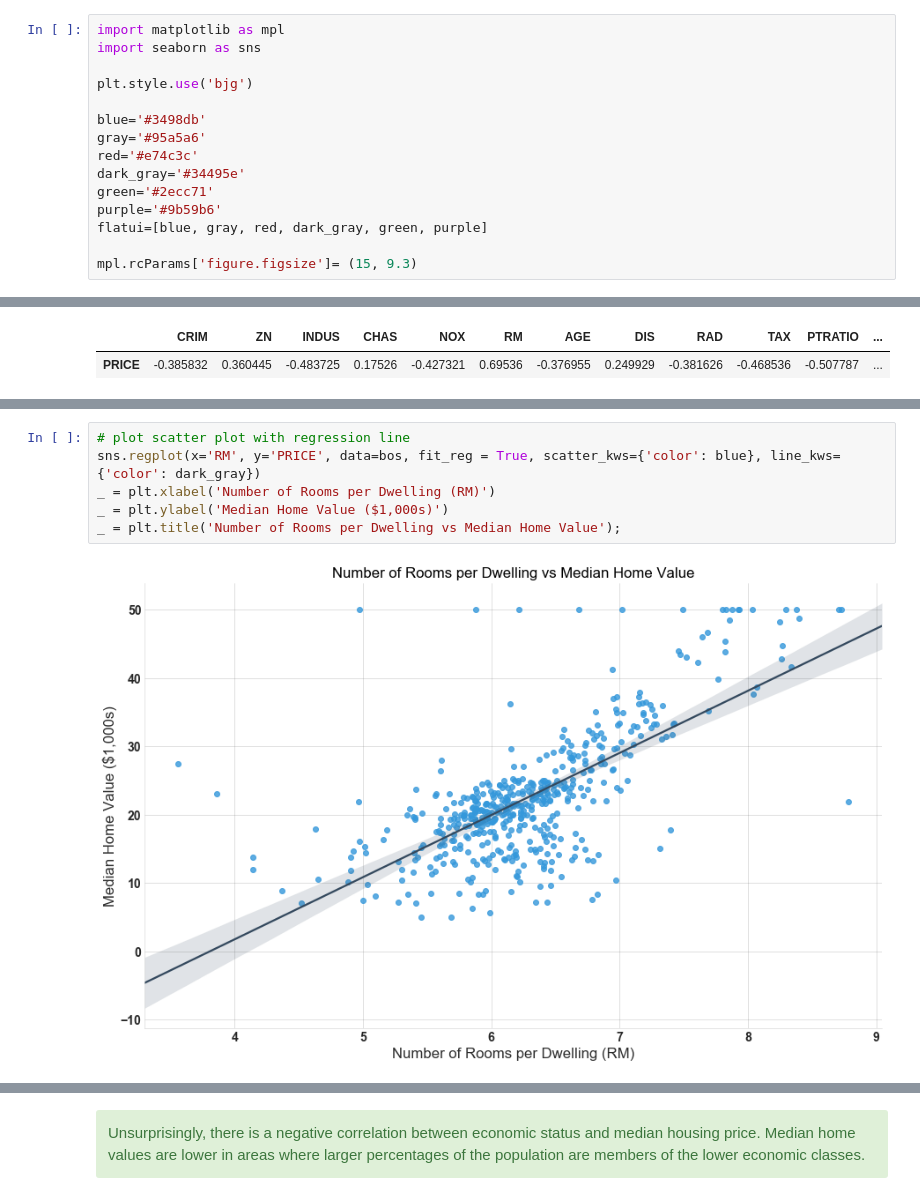
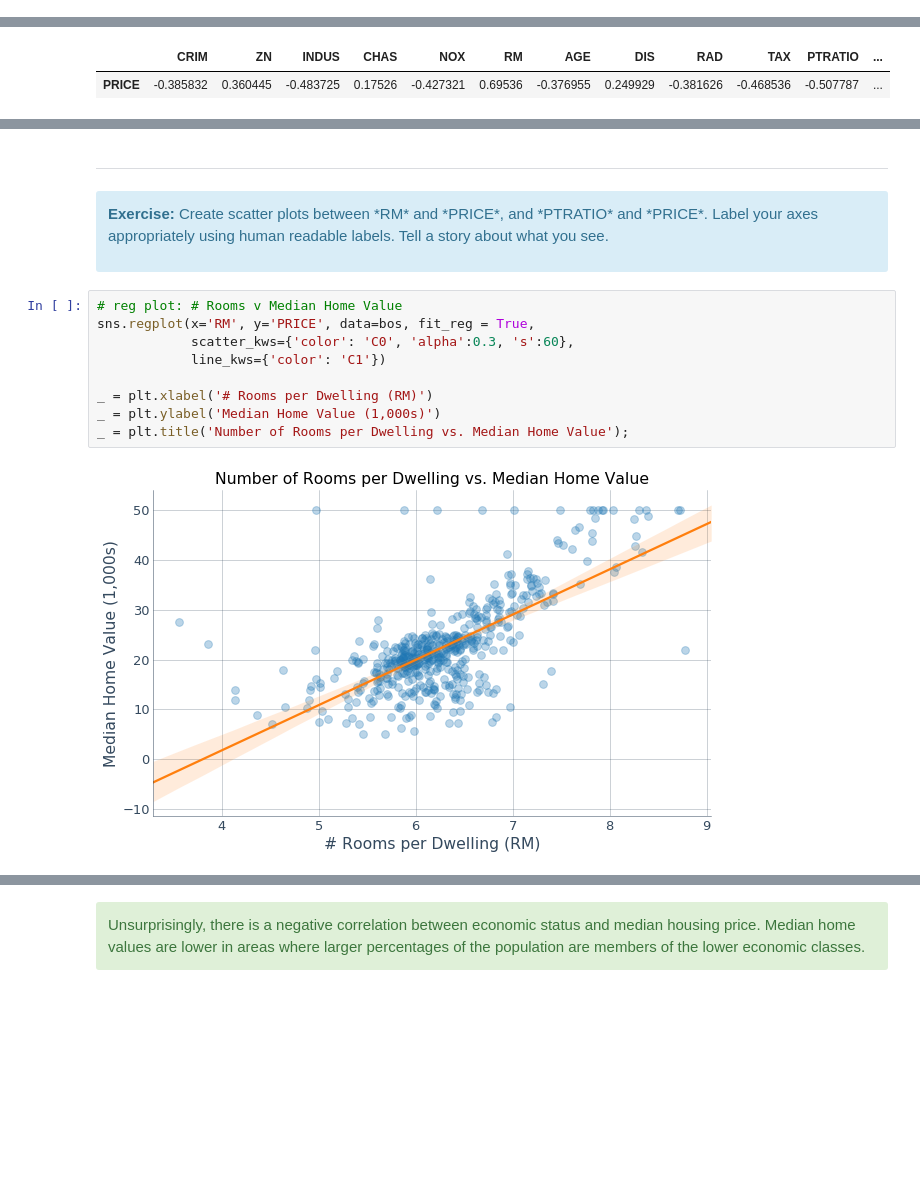
Before and after one commit to b-gibbs/data_science, a Jupyter notebook: Machine Learning/Linear Regression/Mini_Project_Linear_Regression.ipynb, the cells around one changed output, grey strips where cells are left out. Saved outputs shown, nothing was run; the diff lists cells and outputs as text; blank space fills up the shorter version.

```diff
--- a/Machine Learning/Linear Regression/Mini_Project_Linear_Regression.ipynb
+++ b/Machine Learning/Linear Regression/Mini_Project_Linear_Regression.ipynb
@@ -24,18 +24,3 @@ import pandas as pd
 import scipy.stats as stats
 import matplotlib.pyplot as plt
 import sklearn
-# %%
-import matplotlib as mpl
-import seaborn as sns
-
-plt.style.use('bjg')
-
-blue='#3498db'
-gray='#95a5a6'
-red='#e74c3c'
-dark_gray='#34495e'
-green='#2ecc71'
-purple='#9b59b6'
-flatui=[blue, gray, red, dark_gray, green, purple]
-
-mpl.rcParams['figure.figsize']= (15, 9.3)
@@ -303,11 +385,19 @@ correlation.iloc[[-1]]
 </ol>
 
 </div>
+# %% [markdown]
+***
+<div class="alert alert-info">
+<p><b>Exercise:</b> Create scatter plots between *RM* and *PRICE*, and *PTRATIO* and *PRICE*. Label your axes appropriately using human readable labels. Tell a story about what you see.</p>
+</div>
 # %%
-# plot scatter plot with regression line
-sns.regplot(x='RM', y='PRICE', data=bos, fit_reg = True, scatter_kws={'color': blue}, line_kws={'color': dark_gray})
-_ = plt.xlabel('Number of Rooms per Dwelling (RM)')
-_ = plt.ylabel('Median Home Value ($1,000s)')
-_ = plt.title('Number of Rooms per Dwelling vs Median Home Value');
+# reg plot: # Rooms v Median Home Value
+sns.regplot(x='RM', y='PRICE', data=bos, fit_reg = True,
+            scatter_kws={'color': 'C0', 'alpha':0.3, 's':60},
+            line_kws={'color': 'C1'})
+
+_ = plt.xlabel('# Rooms per Dwelling (RM)')
+_ = plt.ylabel('Median Home Value (1,000s)')
+_ = plt.title('Number of Rooms per Dwelling vs. Median Home Value');
 # %% [output]
-[figure, old version]
+[figure, new version]
```
Also changed, not shown: parts of 58 cells of this notebook, 10 other files.
